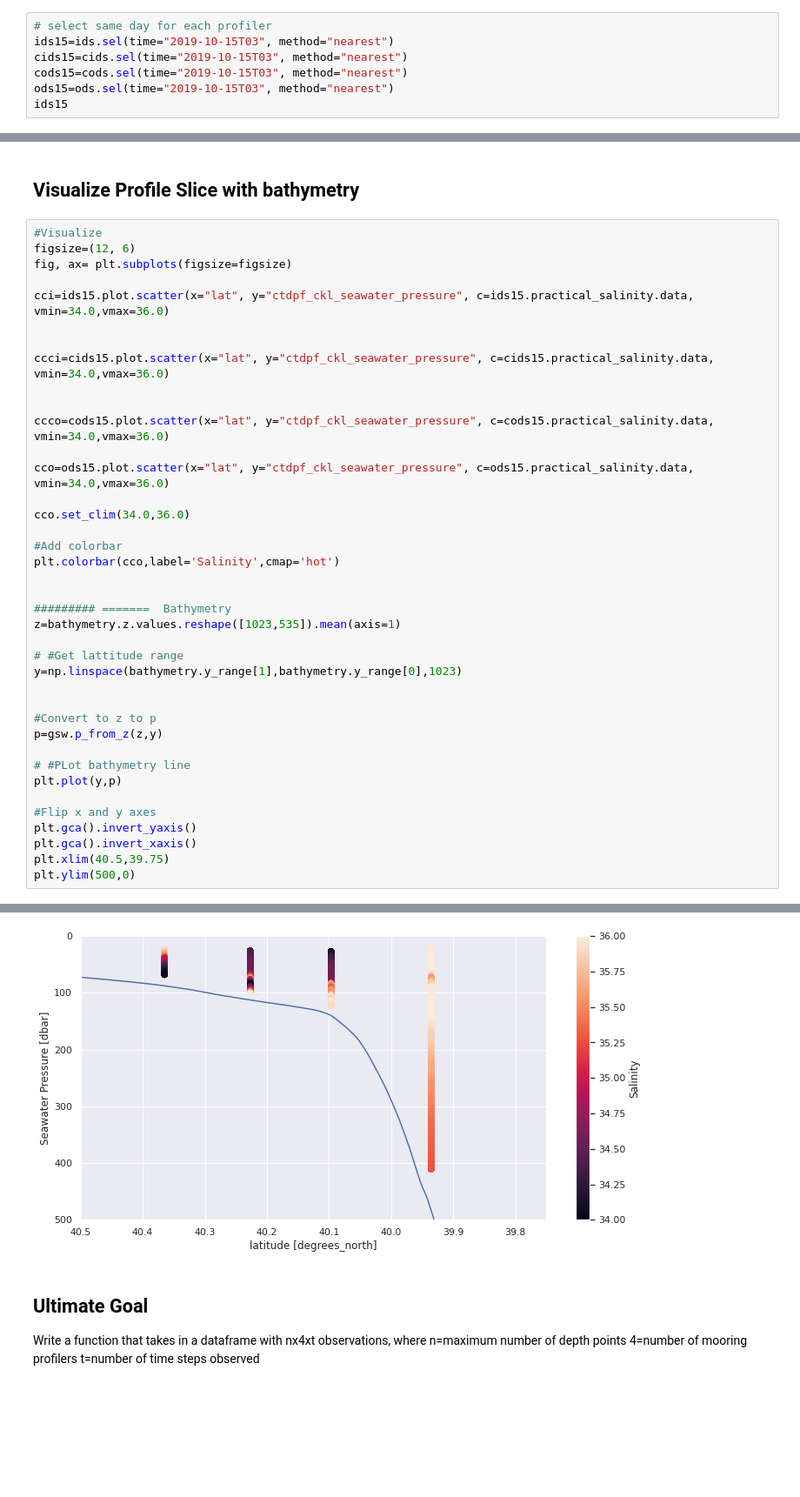
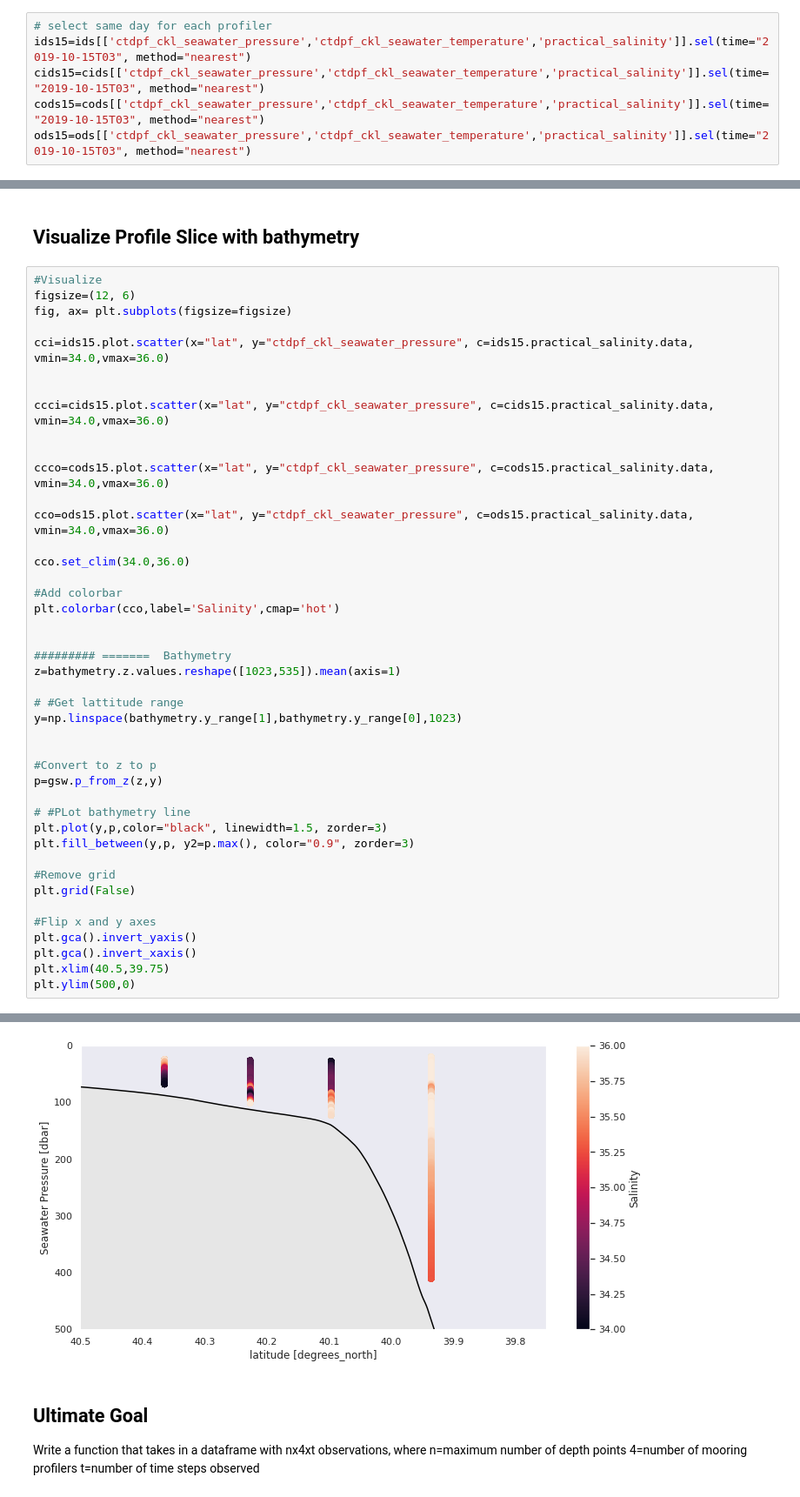
Before and after one commit to sryan288/ohw20-proj-ooi-profiles-section, a Jupyter notebook: interpolate_over_distance_8_13_2020.ipynb, the cells around one changed output, grey strips where cells are left out. Shown: that part at 87% size. Drawn from its saved outputs; the diff is of its cells as text; blank space fills up the shorter version.

Commit message:
Added gridlines and fill

```diff
--- a/interpolate_over_distance_8_13_2020.ipynb
+++ b/interpolate_over_distance_8_13_2020.ipynb
@@ -81,8 +81,7 @@ ods = ods.swap_dims({'obs': 'time'}) #Swap dimensions
 ## Select a single time slice
 # %%
 # select same day for each profiler
-ids15=ids.sel(time="2019-10-15T03", method="nearest")
-cids15=cids.sel(time="2019-10-15T03", method="nearest")
-cods15=cods.sel(time="2019-10-15T03", method="nearest")
-ods15=ods.sel(time="2019-10-15T03", method="nearest")
-ids15
+ids15=ids[['ctdpf_ckl_seawater_pressure','ctdpf_ckl_seawater_temperature','practical_salinity']].sel(time="2019-10-15T03", method="nearest")
+cids15=cids[['ctdpf_ckl_seawater_pressure','ctdpf_ckl_seawater_temperature','practical_salinity']].sel(time="2019-10-15T03", method="nearest")
+cods15=cods[['ctdpf_ckl_seawater_pressure','ctdpf_ckl_seawater_temperature','practical_salinity']].sel(time="2019-10-15T03", method="nearest")
+ods15=ods[['ctdpf_ckl_seawater_pressure','ctdpf_ckl_seawater_temperature','practical_salinity']].sel(time="2019-10-15T03", method="nearest")
@@ -101,35 +141,39 @@ ccci=cids15.plot.scatter(x="lat", y="ctdpf_ckl_seawater_pressure", c=cids15.prac
 
 ccco=cods15.plot.scatter(x="lat", y="ctdpf_ckl_seawater_pressure", c=cods15.practical_salinity.data, vmin=34.0,vmax=36.0)
 
 cco=ods15.plot.scatter(x="lat", y="ctdpf_ckl_seawater_pressure", c=ods15.practical_salinity.data, vmin=34.0,vmax=36.0)
 
 cco.set_clim(34.0,36.0)
 
 #Add colorbar
 plt.colorbar(cco,label='Salinity',cmap='hot')
 
 
 ######### =======  Bathymetry
 z=bathymetry.z.values.reshape([1023,535]).mean(axis=1)
 
 # #Get lattitude range
 y=np.linspace(bathymetry.y_range[1],bathymetry.y_range[0],1023)
 
 
 #Convert to z to p
 p=gsw.p_from_z(z,y)
 
 # #PLot bathymetry line
-plt.plot(y,p)
+plt.plot(y,p,color="black", linewidth=1.5, zorder=3)
+plt.fill_between(y,p, y2=p.max(), color="0.9", zorder=3)
+
+#Remove grid
+plt.grid(False)
 
 #Flip x and y axes
 plt.gca().invert_yaxis()
 plt.gca().invert_xaxis()
 plt.xlim(40.5,39.75)
 plt.ylim(500,0)
 # %% [output]
 (500.0, 0.0)
-[figure, old version]
+[figure, new version]
 # %% [markdown]
 ## Ultimate Goal
 Write a function that takes in a dataframe with nx4xt observations, where
```
Also changed, not shown: parts of 5 cells of this notebook.
